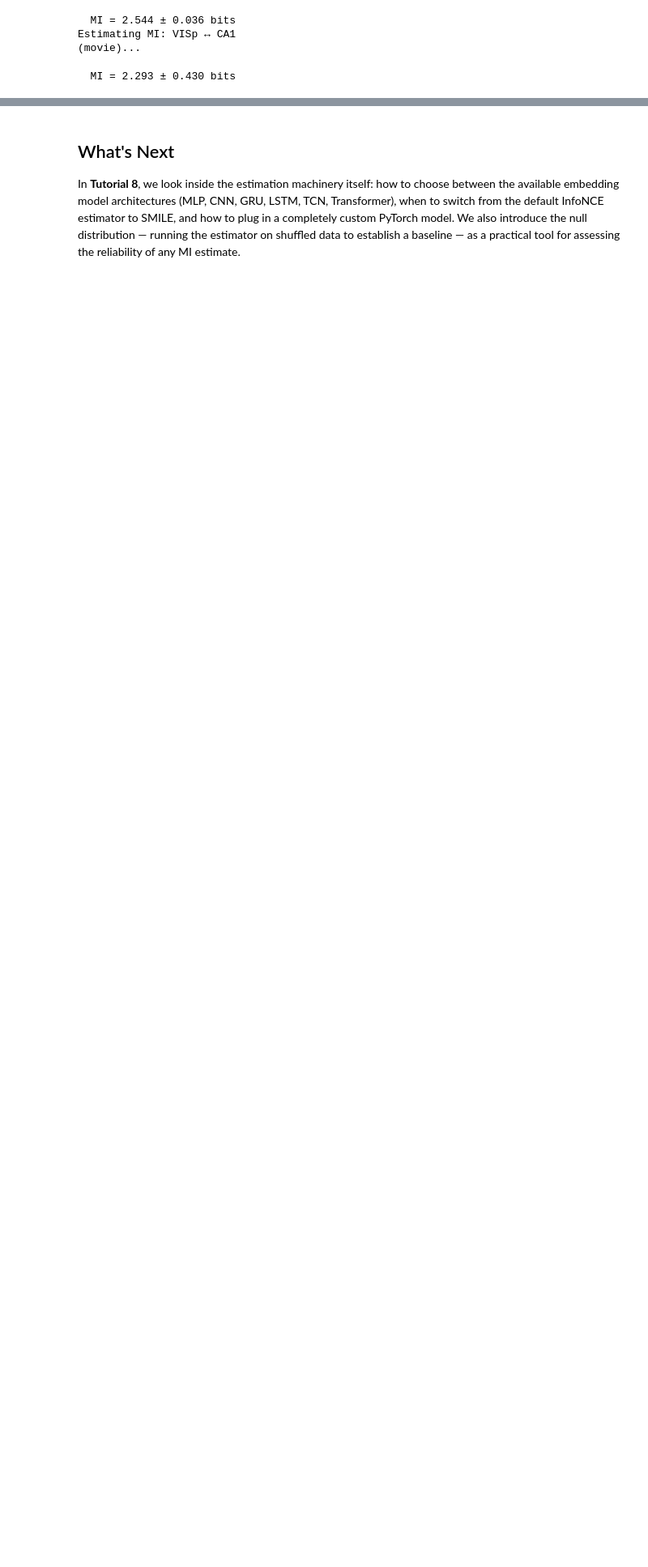
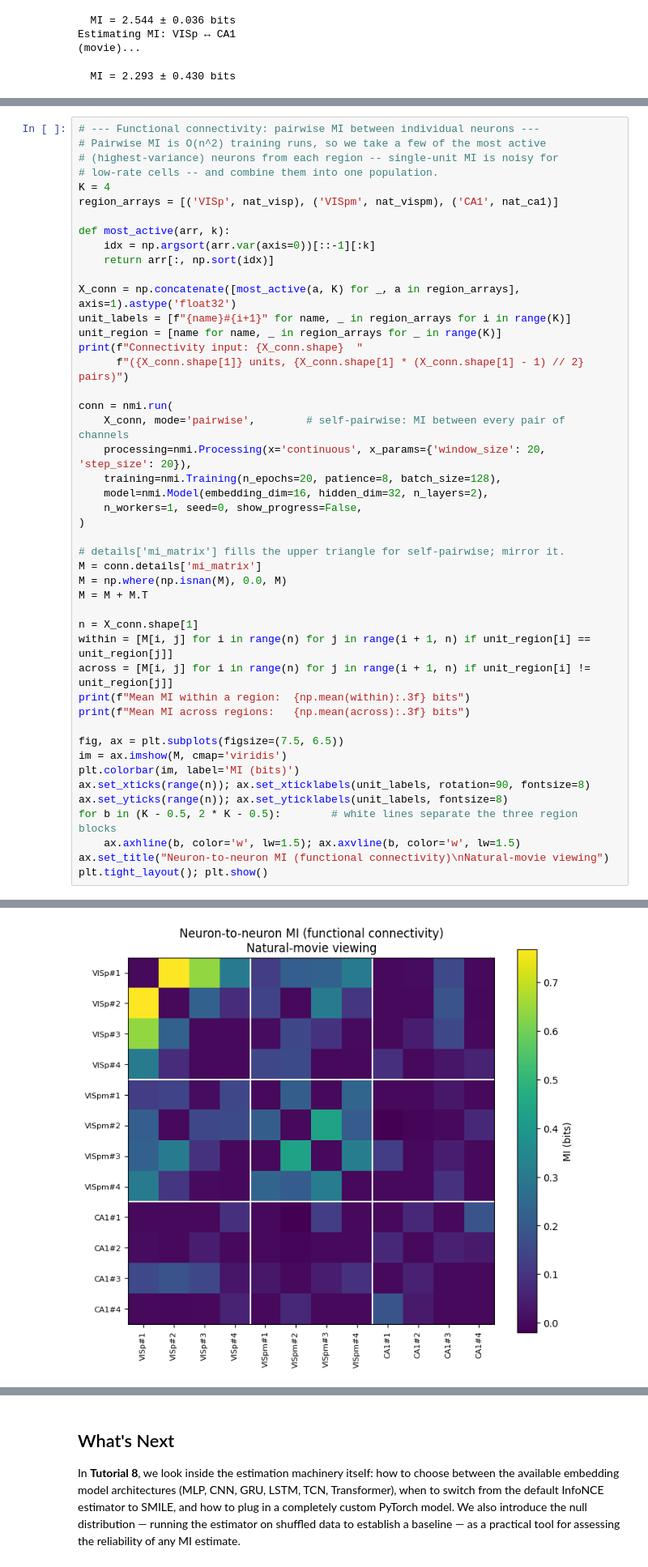
Before and after one commit to eslam-abdelaleem/NeuralMI, a Jupyter notebook: tutorials/07_Population_Questions.ipynb, the cells around one changed output, grey strips where cells are left out. Shown at 81% size. Drawn from its saved outputs; the diff is of its cells as text; blank space fills up the shorter version.

```diff
--- a/tutorials/07_Population_Questions.ipynb
+++ b/tutorials/07_Population_Questions.ipynb
@@ -748,0 +766,47 @@ structure that population-level MI captures and single-unit analyses miss.
+# %%
+# --- Functional connectivity: pairwise MI between individual neurons ---
+# Pairwise MI is O(n^2) training runs, so we take a few of the most active
+# (highest-variance) neurons from each region -- single-unit MI is noisy for
+# low-rate cells -- and combine them into one population.
+K = 4
+region_arrays = [('VISp', nat_visp), ('VISpm', nat_vispm), ('CA1', nat_ca1)]
+
+def most_active(arr, k):
+    idx = np.argsort(arr.var(axis=0))[::-1][:k]
+    return arr[:, np.sort(idx)]
+
+X_conn = np.concatenate([most_active(a, K) for _, a in region_arrays], axis=1).astype('float32')
+unit_labels = [f"{name}#{i+1}" for name, _ in region_arrays for i in range(K)]
+unit_region = [name for name, _ in region_arrays for _ in range(K)]
+print(f"Connectivity input: {X_conn.shape}  "
+      f"({X_conn.shape[1]} units, {X_conn.shape[1] * (X_conn.shape[1] - 1) // 2} pairs)")
+
+conn = nmi.run(
+    X_conn, mode='pairwise',        # self-pairwise: MI between every pair of channels
+    processing=nmi.Processing(x='continuous', x_params={'window_size': 20, 'step_size': 20}),
+    training=nmi.Training(n_epochs=20, patience=8, batch_size=128),
+    model=nmi.Model(embedding_dim=16, hidden_dim=32, n_layers=2),
+    n_workers=1, seed=0, show_progress=False,
+)
+
+# details['mi_matrix'] fills the upper triangle for self-pairwise; mirror it.
+M = conn.details['mi_matrix']
+M = np.where(np.isnan(M), 0.0, M)
+M = M + M.T
+
+n = X_conn.shape[1]
+within = [M[i, j] for i in range(n) for j in range(i + 1, n) if unit_region[i] == unit_region[j]]
+across = [M[i, j] for i in range(n) for j in range(i + 1, n) if unit_region[i] != unit_region[j]]
+print(f"Mean MI within a region:  {np.mean(within):.3f} bits")
+print(f"Mean MI across regions:   {np.mean(across):.3f} bits")
+
+fig, ax = plt.subplots(figsize=(7.5, 6.5))
+im = ax.imshow(M, cmap='viridis')
+plt.colorbar(im, label='MI (bits)')
+ax.set_xticks(range(n)); ax.set_xticklabels(unit_labels, rotation=90, fontsize=8)
+ax.set_yticks(range(n)); ax.set_yticklabels(unit_labels, fontsize=8)
+for b in (K - 0.5, 2 * K - 0.5):        # white lines separate the three region blocks
+    ax.axhline(b, color='w', lw=1.5); ax.axvline(b, color='w', lw=1.5)
+ax.set_title("Neuron-to-neuron MI (functional connectivity)\nNatural-movie viewing")
+plt.tight_layout(); plt.show()
+# %% [output]
@@ -748,0 +816 @@ structure that population-level MI captures and single-unit analyses miss.
+[figure, added]
```
Also changed, not shown: parts of 4 cells of this notebook.
